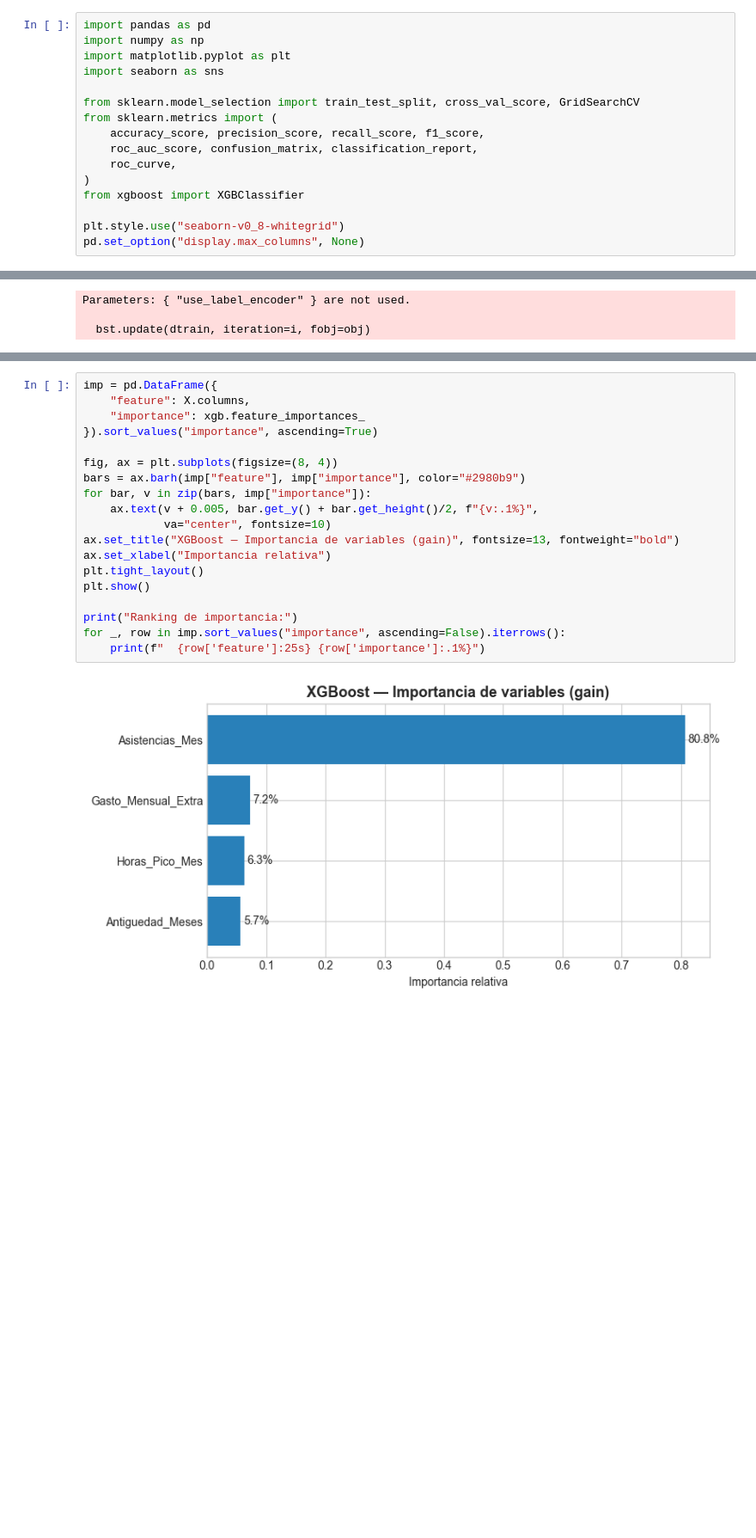
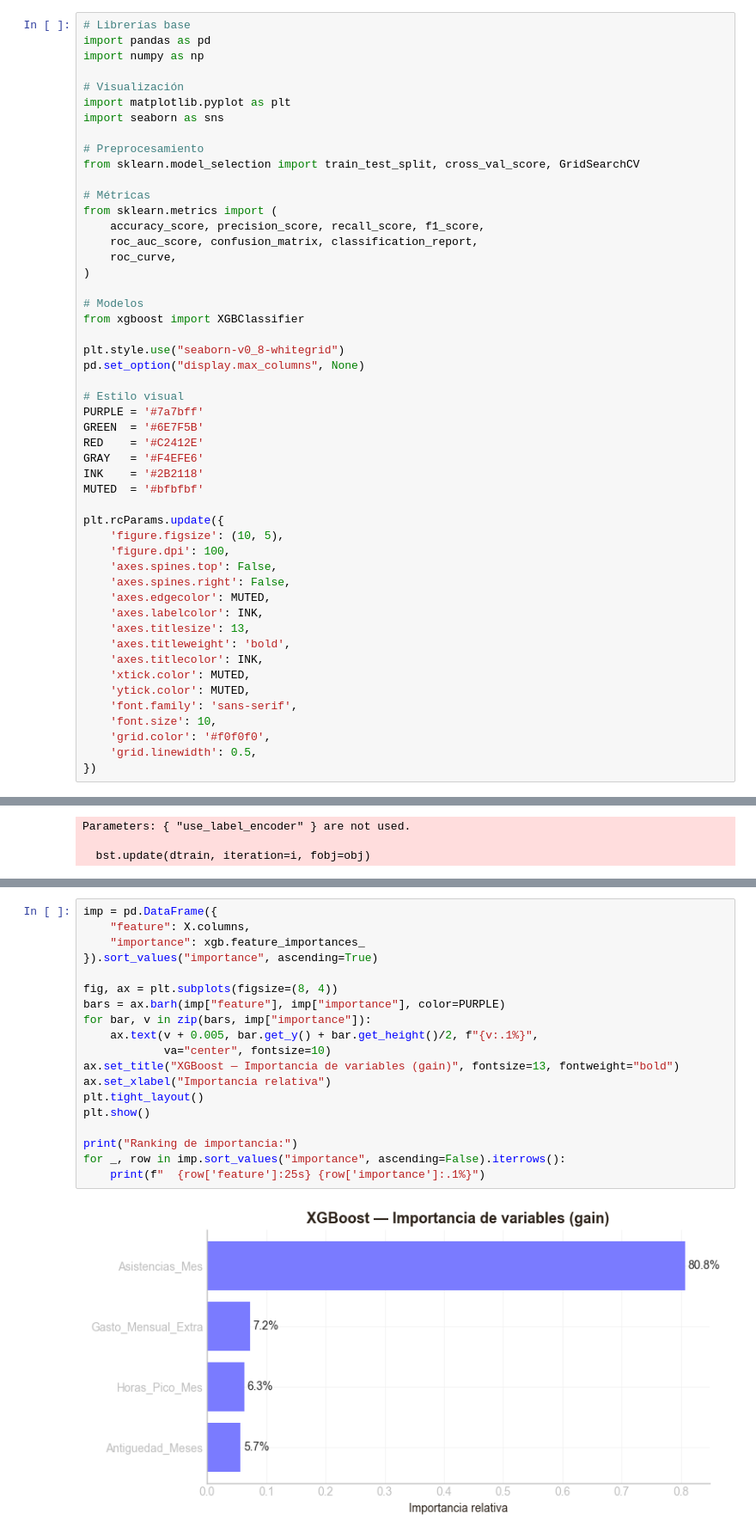
Before and after one commit to BORJAMOME/Data-Analytics-Portfolio, a Jupyter notebook: 03-Machine-Learning/01-supervisado/clasificacion/03-xgboost/notebook.ipynb, the cells around one changed output, grey strips where cells are left out. Shown at 86% size. Saved outputs shown, nothing was run; the diff lists cells and outputs as text; blank space fills up the shorter version.

```diff
--- a/03-Machine-Learning/01-supervisado/clasificacion/03-xgboost/notebook.ipynb
+++ b/03-Machine-Learning/01-supervisado/clasificacion/03-xgboost/notebook.ipynb
@@ -39,17 +24,51 @@ XGBoost (eXtreme Gradient Boosting) entrena árboles **secuencialmente**: cada n
 # %%
+# Librerías base
 import pandas as pd
 import numpy as np
+
+# Visualización
 import matplotlib.pyplot as plt
 import seaborn as sns
 
+# Preprocesamiento
 from sklearn.model_selection import train_test_split, cross_val_score, GridSearchCV
+
+# Métricas
 from sklearn.metrics import (
     accuracy_score, precision_score, recall_score, f1_score,
     roc_auc_score, confusion_matrix, classification_report,
     roc_curve,
 )
+
+# Modelos
 from xgboost import XGBClassifier
 
 plt.style.use("seaborn-v0_8-whitegrid")
 pd.set_option("display.max_columns", None)
+
+# Estilo visual
+PURPLE = '#7a7bff'
+GREEN  = '#6E7F5B'
+RED    = '#C2412E'
+GRAY   = '#F4EFE6'
+INK    = '#2B2118'
+MUTED  = '#bfbfbf'
+
+plt.rcParams.update({
+    'figure.figsize': (10, 5),
+    'figure.dpi': 100,
+    'axes.spines.top': False,
+    'axes.spines.right': False,
+    'axes.edgecolor': MUTED,
+    'axes.labelcolor': INK,
+    'axes.titlesize': 13,
+    'axes.titleweight': 'bold',
+    'axes.titlecolor': INK,
+    'xtick.color': MUTED,
+    'ytick.color': MUTED,
+    'font.family': 'sans-serif',
+    'font.size': 10,
+    'grid.color': '#f0f0f0',
+    'grid.linewidth': 0.5,
+})
 # %% [markdown]
@@ -277,24 +425,24 @@ XGBoost mide importancia por **ganancia** (gain): cuánto mejora cada variable l
 # %%
 imp = pd.DataFrame({
     "feature": X.columns,
     "importance": xgb.feature_importances_
 }).sort_values("importance", ascending=True)
 
 fig, ax = plt.subplots(figsize=(8, 4))
-bars = ax.barh(imp["feature"], imp["importance"], color="#2980b9")
+bars = ax.barh(imp["feature"], imp["importance"], color=PURPLE)
 for bar, v in zip(bars, imp["importance"]):
     ax.text(v + 0.005, bar.get_y() + bar.get_height()/2, f"{v:.1%}",
             va="center", fontsize=10)
 ax.set_title("XGBoost — Importancia de variables (gain)", fontsize=13, fontweight="bold")
 ax.set_xlabel("Importancia relativa")
 plt.tight_layout()
 plt.show()
 
 print("Ranking de importancia:")
 for _, row in imp.sort_values("importance", ascending=False).iterrows():
     print(f"  {row['feature']:25s} {row['importance']:.1%}")
 # %% [output]
-[figure, old version]
+[figure, new version]
 Ranking de importancia:
   Asistencias_Mes           80.8%
   Gasto_Mensual_Extra       7.2%
```
Also changed, not shown: parts of 23 cells of this notebook, 2 other files.
